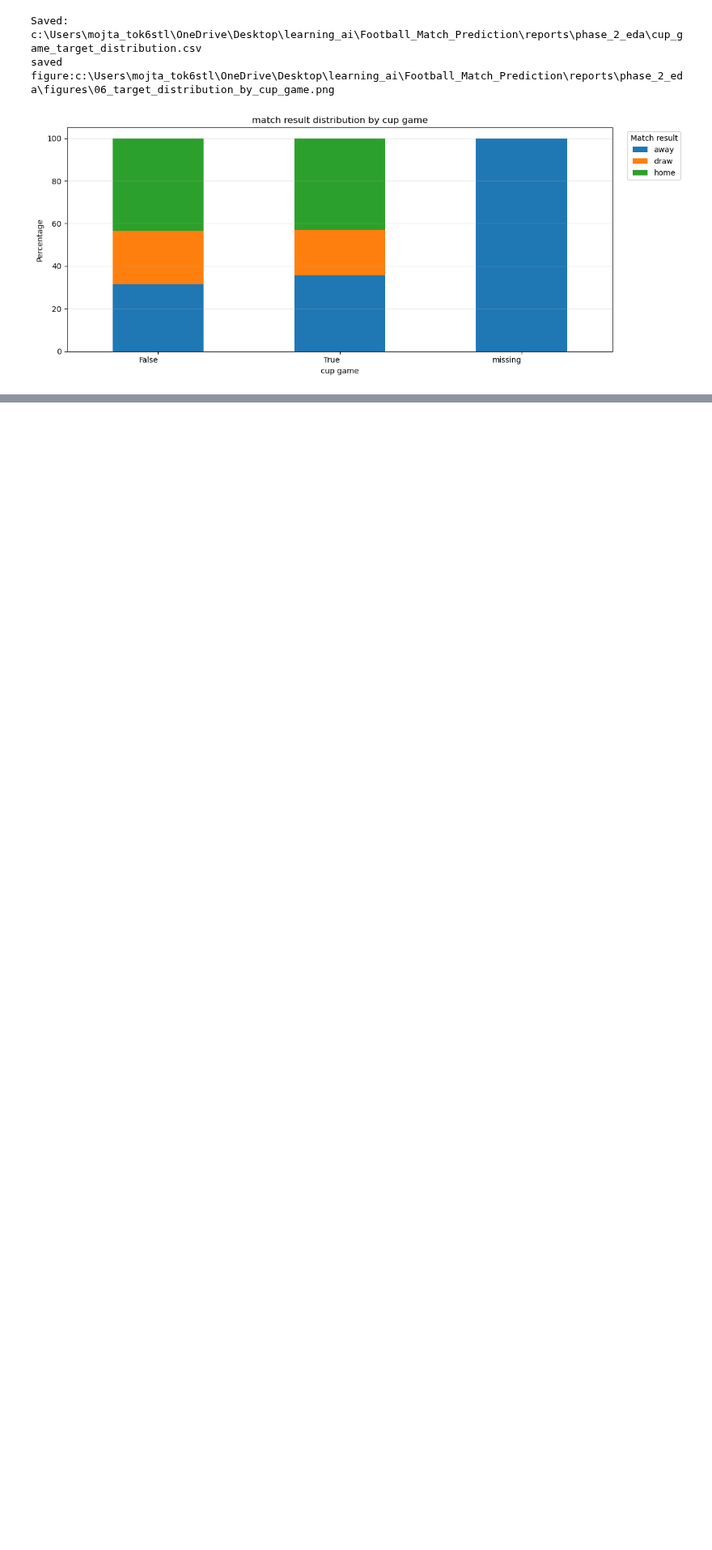
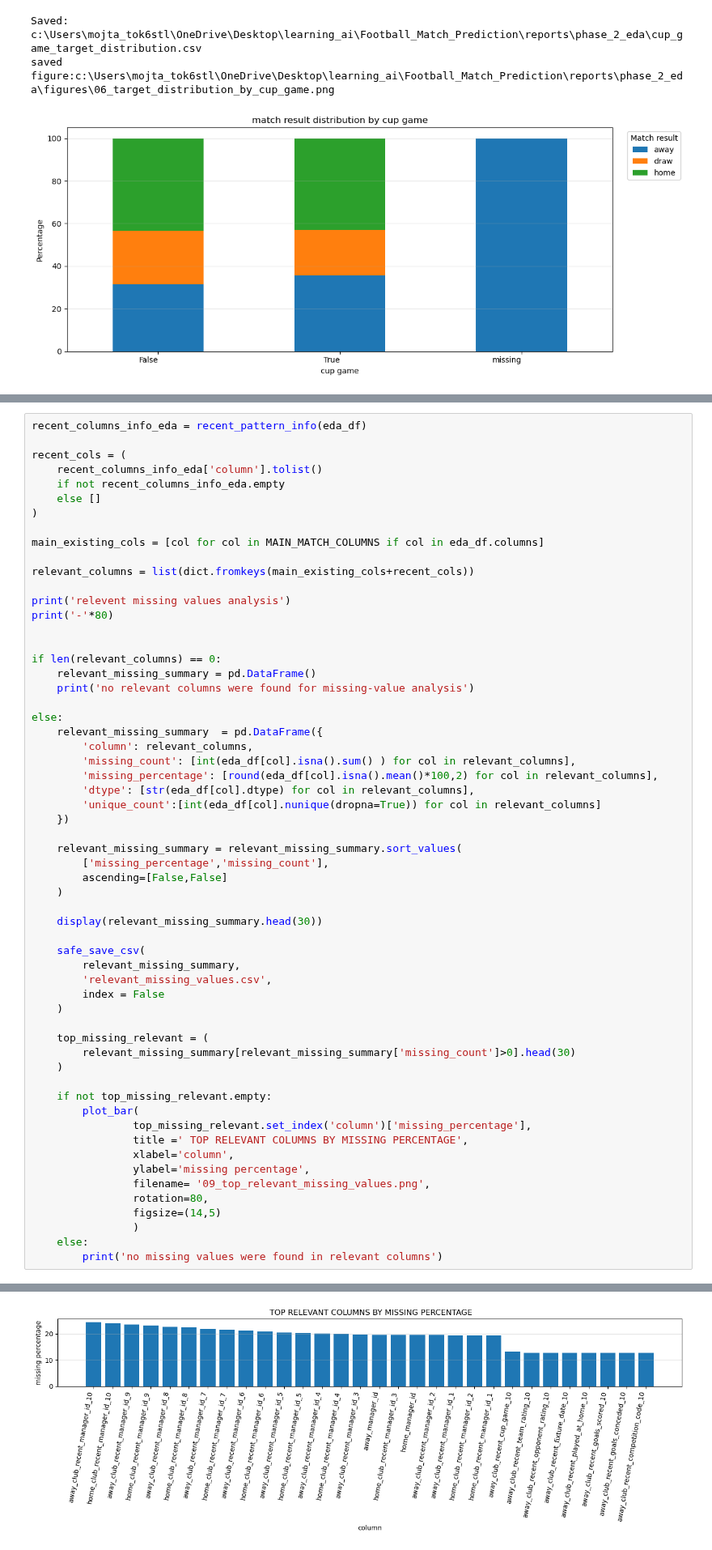
Before and after one commit to Aihan-2005/AiWithPython, a Jupyter notebook: Football_Match_Prediction/main.ipynb, the cells around one changed output, grey strips where cells are left out. Shown at 81% size. Cells and saved outputs as stored; diff of their text form; blank space fills up the shorter version.

```diff
--- a/Football_Match_Prediction/main.ipynb
+++ b/Football_Match_Prediction/main.ipynb
@@ -1906,0 +2117,60 @@ saved figure:c:\Users\mojta_tok6stl\OneDrive\Desktop\learning_ai\Football_Match_
+# %%
+recent_columns_info_eda = recent_pattern_info(eda_df)
+
+recent_cols = (
+    recent_columns_info_eda['column'].tolist()
+    if not recent_columns_info_eda.empty
+    else []
+)
+
+main_existing_cols = [col for col in MAIN_MATCH_COLUMNS if col in eda_df.columns]
+
+relevant_columns = list(dict.fromkeys(main_existing_cols+recent_cols))
+
+print('relevent missing values analysis')
+print('-'*80)
+
+
+if len(relevant_columns) == 0:
+    relevant_missing_summary = pd.DataFrame()
+    print('no relevant columns were found for missing-value analysis')
+
+else:
+    relevant_missing_summary  = pd.DataFrame({
+        'column': relevant_columns,
+        'missing_count': [int(eda_df[col].isna().sum() ) for col in relevant_columns],
+        'missing_percentage': [round(eda_df[col].isna().mean()*100,2) for col in relevant_columns],
+        'dtype': [str(eda_df[col].dtype) for col in relevant_columns],
+        'unique_count':[int(eda_df[col].nunique(dropna=True)) for col in relevant_columns]
+    })
+
+    relevant_missing_summary = relevant_missing_summary.sort_values(
+        ['missing_percentage','missing_count'],
+        ascending=[False,False]
+    )
+
+    display(relevant_missing_summary.head(30))
+
+    safe_save_csv(
+        relevant_missing_summary,
+        'relevant_missing_values.csv',
+        index = False
+    )
+
+    top_missing_relevant = (
+        relevant_missing_summary[relevant_missing_summary['missing_count']>0].head(30)
+    )
+
+    if not top_missing_relevant.empty:
+        plot_bar(
+                top_missing_relevant.set_index('column')['missing_percentage'],
+                title =' TOP RELEVANT COLUMNS BY MISSING PERCENTAGE',
+                xlabel='column',
+                ylabel='missing percentage',
+                filename= '09_top_relevant_missing_values.png',
+                rotation=80,
+                figsize=(14,5)
+                )
+    else:
+        print('no missing values were found in relevant columns')
+# %% [output]
@@ -1906,0 +2198 @@ saved figure:c:\Users\mojta_tok6stl\OneDrive\Desktop\learning_ai\Football_Match_
+[figure, added]
```
Also changed, not shown: parts of 13 cells of this notebook, 27 other files.
